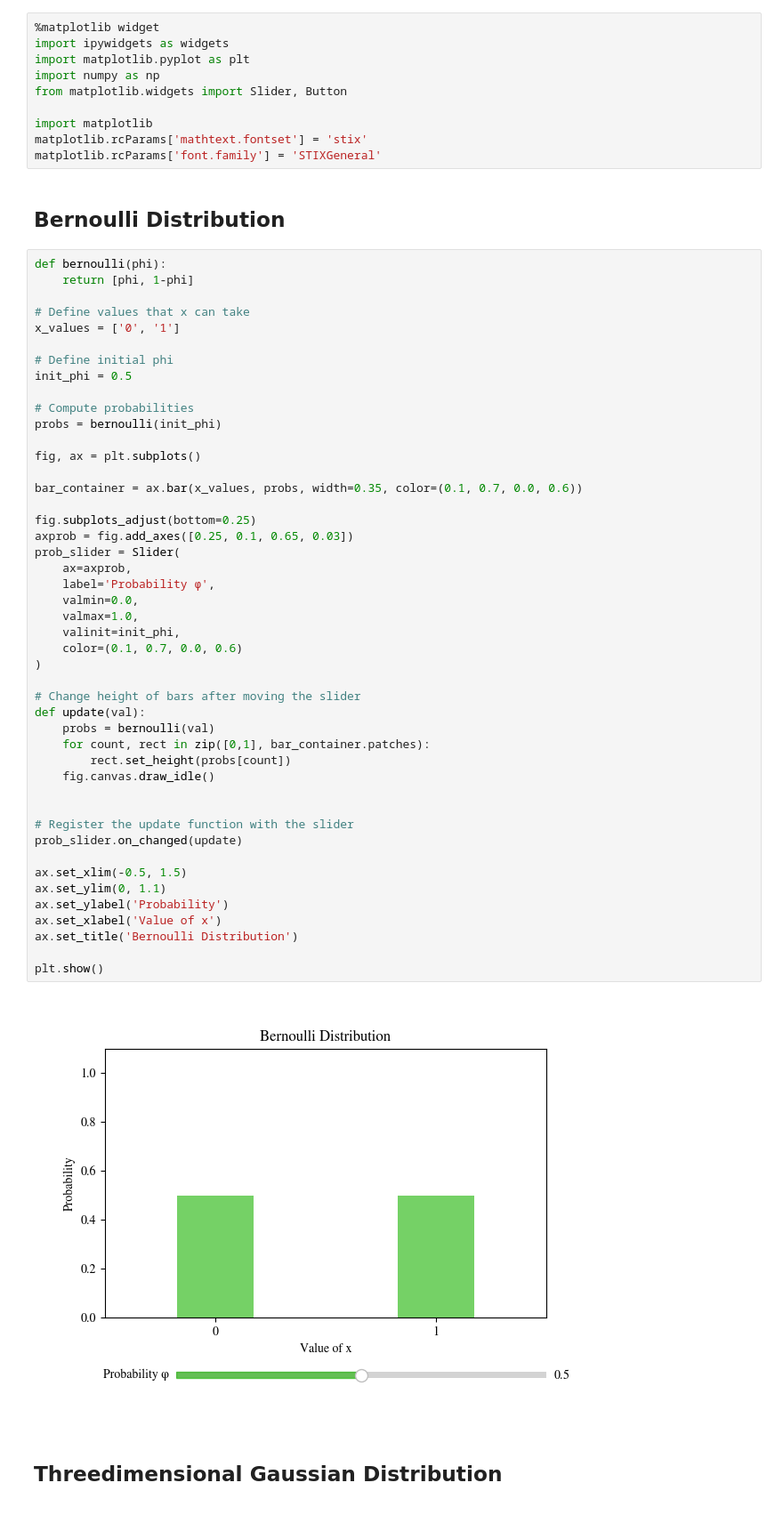
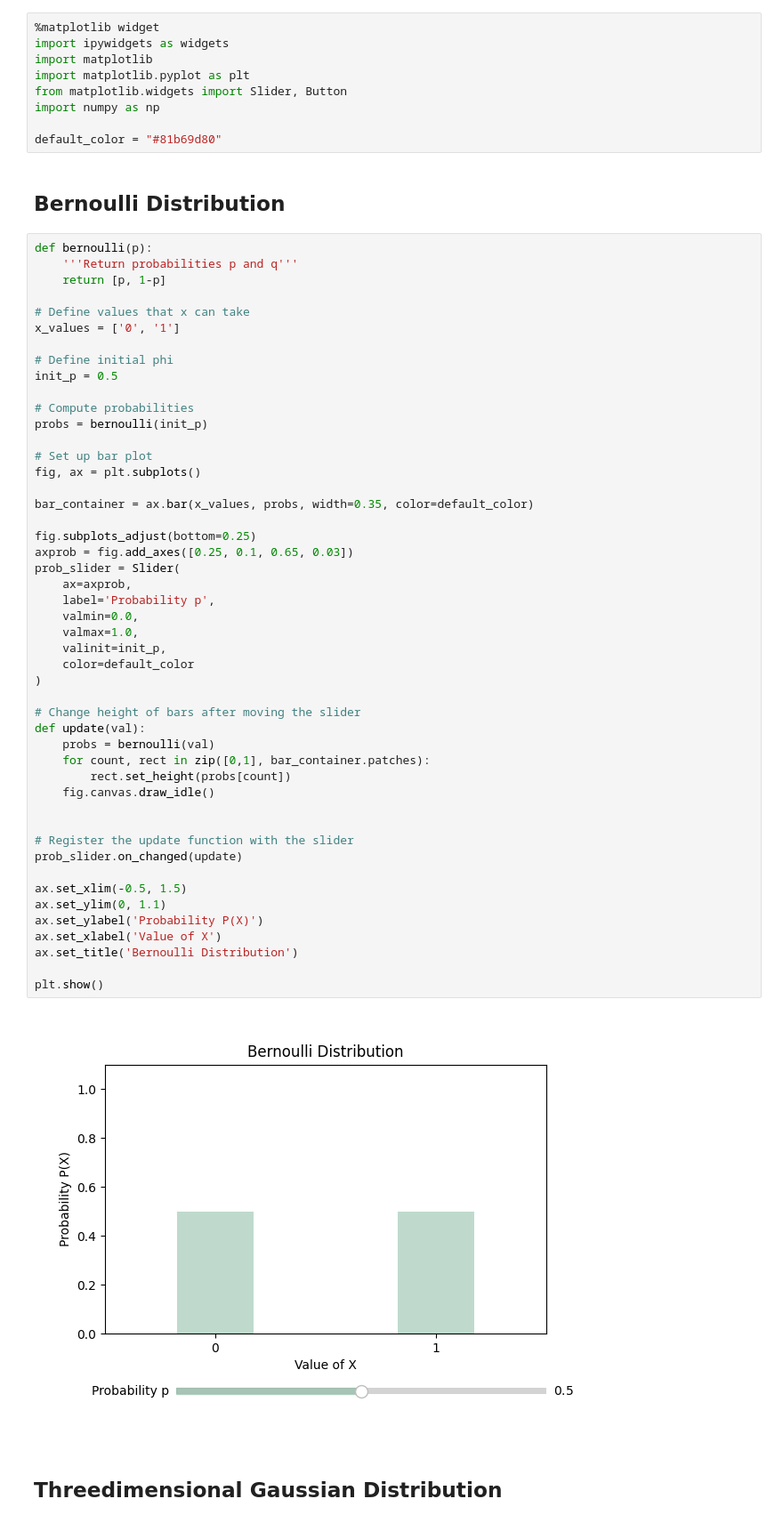
Before and after one commit to brittaao/study-sandbox, a Jupyter notebook: probability-distributions.ipynb, the cells around one changed output. Shown: that part at 89% size. Cells and saved outputs as stored; diff of their text form.

Commit message:
update bernoulli code

```diff
--- a/probability-distributions.ipynb
+++ b/probability-distributions.ipynb
@@ -1,63 +1,64 @@
 # %%
 %matplotlib widget
 import ipywidgets as widgets
+import matplotlib
 import matplotlib.pyplot as plt
+from matplotlib.widgets import Slider, Button
 import numpy as np
-from matplotlib.widgets import Slider, Button
 
-import matplotlib
-matplotlib.rcParams['mathtext.fontset'] = 'stix'
-matplotlib.rcParams['font.family'] = 'STIXGeneral'
+default_color = "#81b69d80"
 # %% [markdown]
 ## Bernoulli Distribution
 # %%
-def bernoulli(phi):
-    return [phi, 1-phi]
+def bernoulli(p):
+    '''Return probabilities p and q'''
+    return [p, 1-p]
 
 # Define values that x can take
 x_values = ['0', '1']
 
 # Define initial phi
-init_phi = 0.5
+init_p = 0.5
 
 # Compute probabilities
-probs = bernoulli(init_phi)
+probs = bernoulli(init_p)
 
+# Set up bar plot
 fig, ax = plt.subplots()
 
-bar_container = ax.bar(x_values, probs, width=0.35, color=(0.1, 0.7, 0.0, 0.6))
+bar_container = ax.bar(x_values, probs, width=0.35, color=default_color)
 
 fig.subplots_adjust(bottom=0.25)
 axprob = fig.add_axes([0.25, 0.1, 0.65, 0.03])
 prob_slider = Slider(
     ax=axprob,
-    label='Probability φ',
+    label='Probability p',
     valmin=0.0,
     valmax=1.0,
-    valinit=init_phi,
-    color=(0.1, 0.7, 0.0, 0.6)
+    valinit=init_p,
+    color=default_color
 )
 
 # Change height of bars after moving the slider
 def update(val):
     probs = bernoulli(val)
     for count, rect in zip([0,1], bar_container.patches):
         rect.set_height(probs[count])
     fig.canvas.draw_idle()
 
 
 # Register the update function with the slider
 prob_slider.on_changed(update)
 
 ax.set_xlim(-0.5, 1.5)
 ax.set_ylim(0, 1.1)
-ax.set_ylabel('Probability')
-ax.set_xlabel('Value of x')
+ax.set_ylabel('Probability P(X)')
+ax.set_xlabel('Value of X')
 ax.set_title('Bernoulli Distribution')
 
 plt.show()
 # %% [output]
-[figure, old version]
+[figure, new version]
 # %% [markdown]
 ## Threedimensional Gaussian Distribution
 # %%
```
Also changed, not shown: 13 other files.
